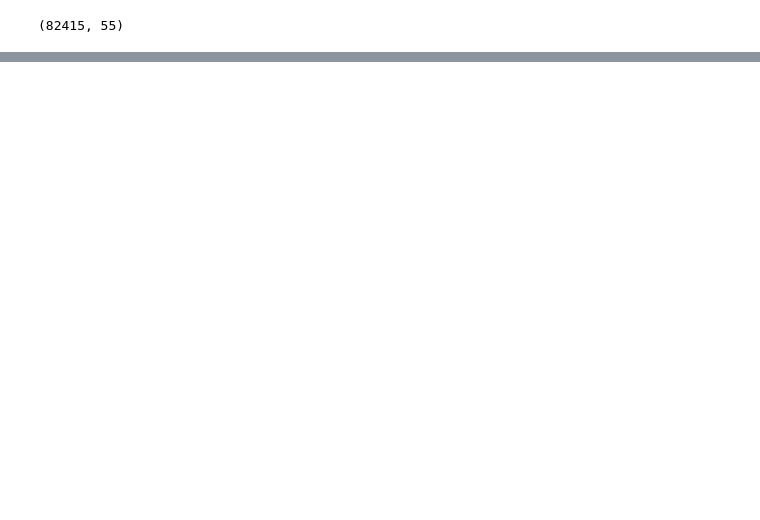
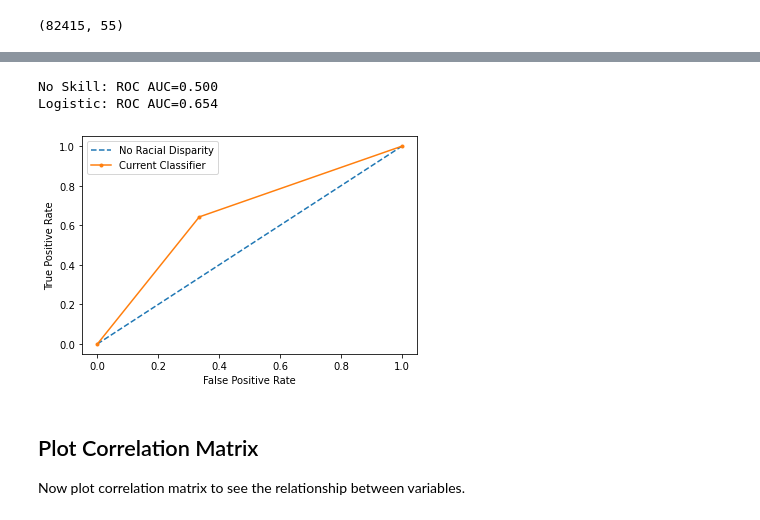
Before and after one commit to syadav12-hawk/check_mortgage_loan_disparity, a Jupyter notebook: Pre-processing and Modelling.ipynb, the cells around one changed output, grey strips where cells are left out. Drawn from its saved outputs; the diff is of its cells as text; code cells hidden in the pictures; blank space fills up the shorter version.

```diff
--- a/Pre-processing and Modelling.ipynb
+++ b/Pre-processing and Modelling.ipynb
@@ -228,0 +425,10 @@ Name: Borrower1Race1Type, Length: 82415, dtype: object
+# %%
+#Plot ROC and AUC
+plot_roc_auc(X_test,y_test)
+# %% [output]
+No Skill: ROC AUC=0.500
+Logistic: ROC AUC=0.654
+[figure, added]
+# %% [markdown]
+## Plot Correlation Matrix
+Now plot correlation matrix to see the relationship between variables.
```
Also changed, not shown: parts of 91 cells of this notebook, 2 other files.
